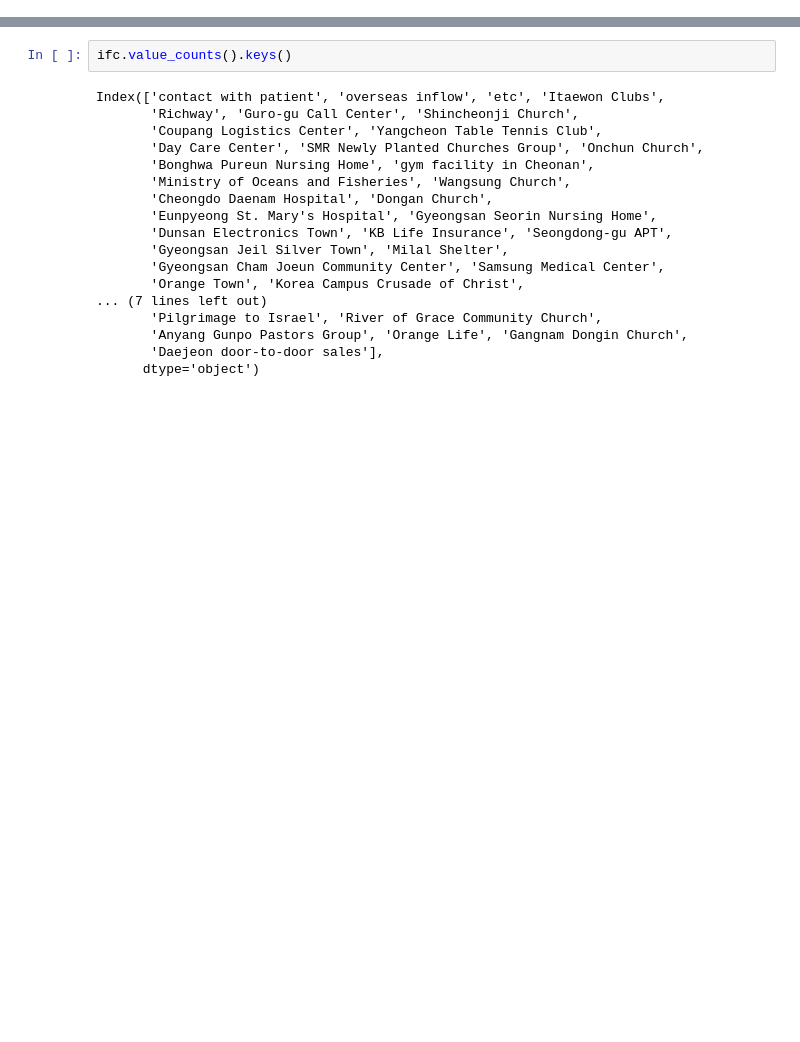
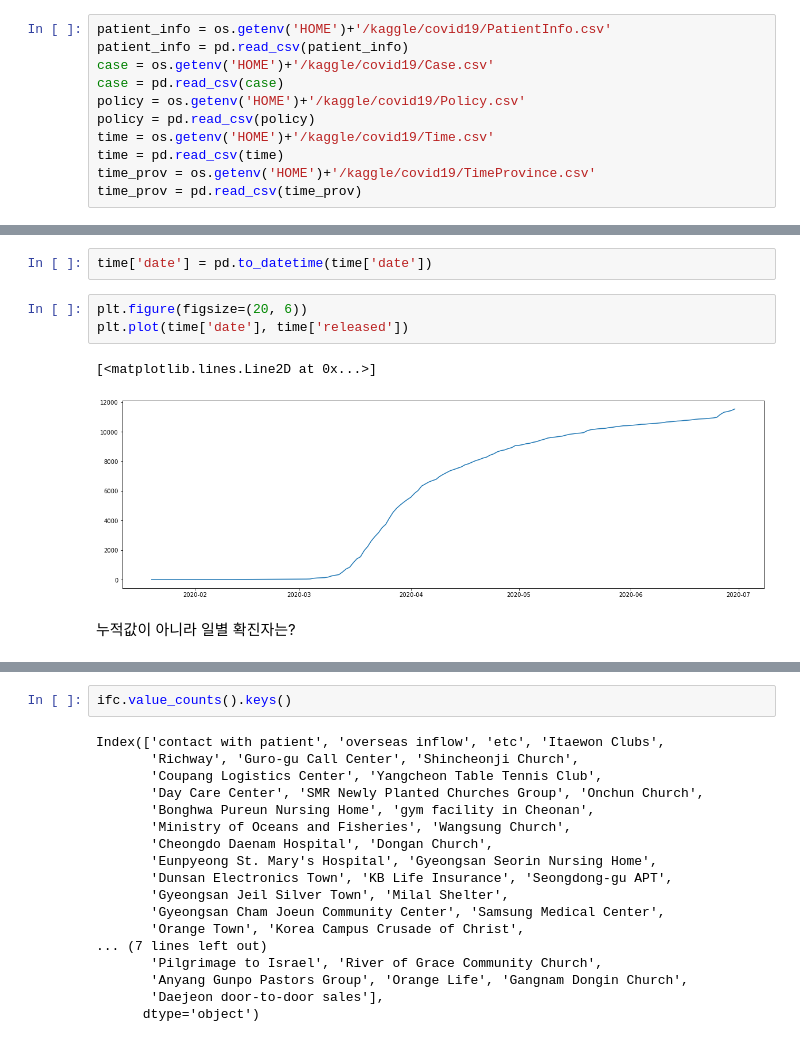
Before and after one commit to ebaaang/kaggle, a Jupyter notebook: [Kaggle] covid19_data_analysis.ipynb, the cells around one changed output, grey strips where cells are left out. Cells and saved outputs as stored; diff of their text form; blank space fills up the shorter version.

Commit message:
covid data visualization

```diff
--- a/[Kaggle] covid19_data_analysis.ipynb
+++ b/[Kaggle] covid19_data_analysis.ipynb
@@ -46,0 +20,11 @@ Name: infection_case, dtype: int64
+# %%
+patient_info = os.getenv('HOME')+'/kaggle/covid19/PatientInfo.csv'
+patient_info = pd.read_csv(patient_info)
+case = os.getenv('HOME')+'/kaggle/covid19/Case.csv'
+case = pd.read_csv(case)
+policy = os.getenv('HOME')+'/kaggle/covid19/Policy.csv'
+policy = pd.read_csv(policy)
+time = os.getenv('HOME')+'/kaggle/covid19/Time.csv'
+time = pd.read_csv(time)
+time_prov = os.getenv('HOME')+'/kaggle/covid19/TimeProvince.csv'
+time_prov = pd.read_csv(time_prov)
@@ -46,0 +49,10 @@ Name: infection_case, dtype: int64
+# %%
+time['date'] = pd.to_datetime(time['date'])
+# %%
+plt.figure(figsize=(20, 6))
+plt.plot(time['date'], time['released'])
+# %% [output]
+[<matplotlib.lines.Line2D at 0x...>]
+[figure, added]
+# %% [markdown]
+누적값이 아니라 일별 확진자는?
```
Also changed, not shown: parts of 67 cells of this notebook.
